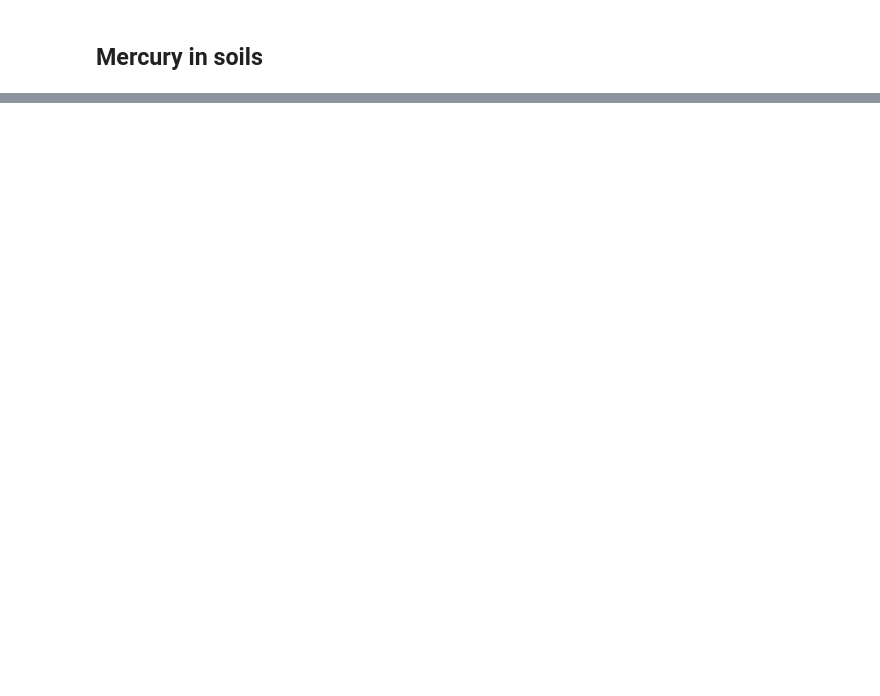
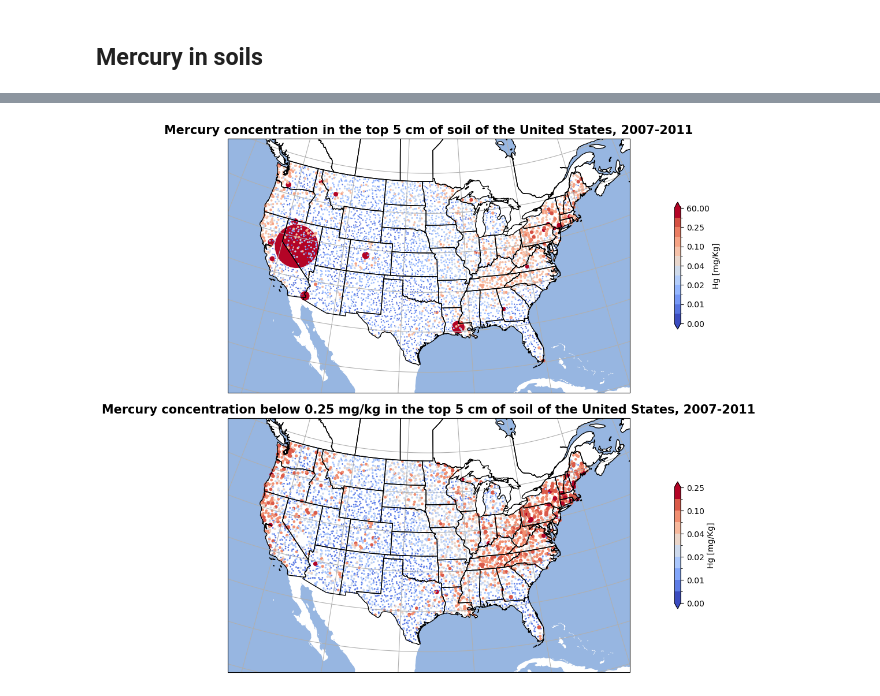
Before and after one commit to jangelamaya/rces-final-project, a Jupyter notebook: final_project.ipynb, the cells around one changed output, grey strips where cells are left out. Drawn from its saved outputs; the diff is of its cells as text; code cells hidden in the pictures; blank space fills up the shorter version.

```diff
--- a/final_project.ipynb
+++ b/final_project.ipynb
@@ -443,0 +87,19 @@ Name: HgDep, dtype: float64
+# %%
+# Import Top 5cm Hg content in soils from USGS
+Top5= pd.read_csv('Top5_soil.csv')
+
+# Set the Site ID as an index
+Top5_i=Top5.set_index("SiteID")
+Top5_i = Top5_i.rename(columns={'Latitude': 'latitude', 'Longitude':'longitude'})
+#Top5_i
+
+#Convert DataFrame to GeoDataFrame
+Top5_i_gdf = geopandas.GeoDataFrame(
+    Top5_i, geometry=geopandas.points_from_xy(Top5_i.longitude, Top5_i.latitude))
+
+#Replace invalid data
+Top5_i_gdf=Top5_i_gdf[Top5_i_gdf.Top5_Hg!='N.S.'] # Drop the N.S.  (no sample available) values
+Top5_i_gdf = Top5_i_gdf.replace(['<0.01'], 0.01) # Replace the less than 0.01 for 0.01.
+
+#Convert to numeric
+Top5_i_gdf = Top5_i_gdf.apply(pd.to_numeric, errors='ignore', downcast='float')
@@ -443,0 +222,46 @@ Name: HgDep, dtype: float64
+# %%
+    # define map extent
+extent = [-122, -70, 20, 52]
+
+    # better projection
+proj = ccrs.LambertConformal(central_longitude=np.mean(extent[:2]), central_latitude=np.mean(extent[2:]))
+
+#setup
+fig, ax = plt.subplots(ncols=1, nrows=2,figsize=(20,12),subplot_kw={'projection': proj})
+ax[0].set_extent(extent)
+ax[0].add_feature(cfeature.OCEAN);
+ax[0].add_feature(cfeature.STATES, edgecolor='black', zorder=10)
+
+# plot data
+bounds = np.array([0,0.008,0.01,0.015,0.02,0.03,0.04,0.05,0.1,0.2,0.25,0.3,60])
+norm = colors.BoundaryNorm(boundaries=bounds, ncolors=256)
+pcm1=ax[0].scatter(Top5_i_gdf.longitude, Top5_i_gdf.latitude, transform=ccrs.PlateCarree(),
+                s=Top5_i_gdf.Top5_Hg*50, c=Top5_i_gdf.Top5_Hg, cmap='coolwarm',norm=norm);
+# decorate
+ax[0].set_title('Mercury concentration in the top 5 cm of soil of the United States, 2007-2011', fontsize=15,fontweight='bold')
+ax[0].gridlines()
+fig.colorbar(pcm1, extend='both', orientation='vertical',shrink=0.5, label='Hg [mg/Kg]')
+
+#  remove the two higher values <0.25 mg/kg
+Top5_Hg_s=Top5_i_gdf[(Top5_i_gdf.Top5_Hg<0.25)]  #remove the two higher values 56.40 and 4.43
+
+# decorate
+ax[1].set_extent(extent)
+ax[1].add_feature(cfeature.OCEAN);
+ax[1].add_feature(cfeature.STATES, edgecolor='black', zorder=10)
+
+# plot data
+bounds = np.array([0,0.008,0.01,0.015,0.02,0.03,0.04,0.05,0.1,0.2,0.25])
+norm = colors.BoundaryNorm(boundaries=bounds, ncolors=256)
+pcm2=ax[1].scatter(Top5_Hg_s.longitude, Top5_Hg_s.latitude, transform=ccrs.PlateCarree(),
+                s=Top5_Hg_s.Top5_Hg*100, c=Top5_Hg_s.Top5_Hg, cmap='coolwarm',norm=norm);
+
+# adjust plot
+ax[1].set_title('Mercury concentration below 0.25 mg/kg in the top 5 cm of soil of the United States, 2007-2011',fontsize=15,fontweight='bold')
+ax[1].gridlines()
+fig.colorbar(pcm2, extend='both', orientation='vertical',shrink=0.5, label='Hg [mg/Kg]')
+
+plt.subplots_adjust(hspace = 0.1)
+plt.subplots_adjust(wspace = 0.2)
+# %% [output]
+[figure, added]
```
Also changed, not shown: parts of 73 cells of this notebook, 4 other files.
